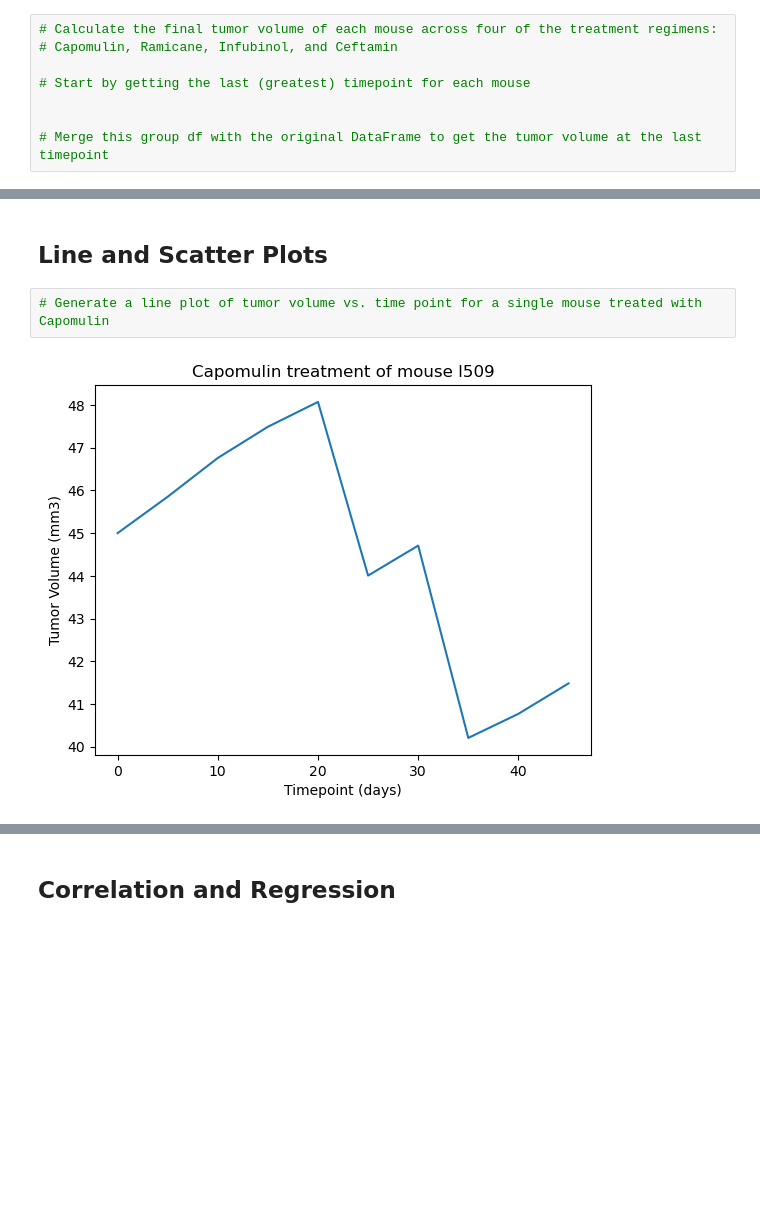
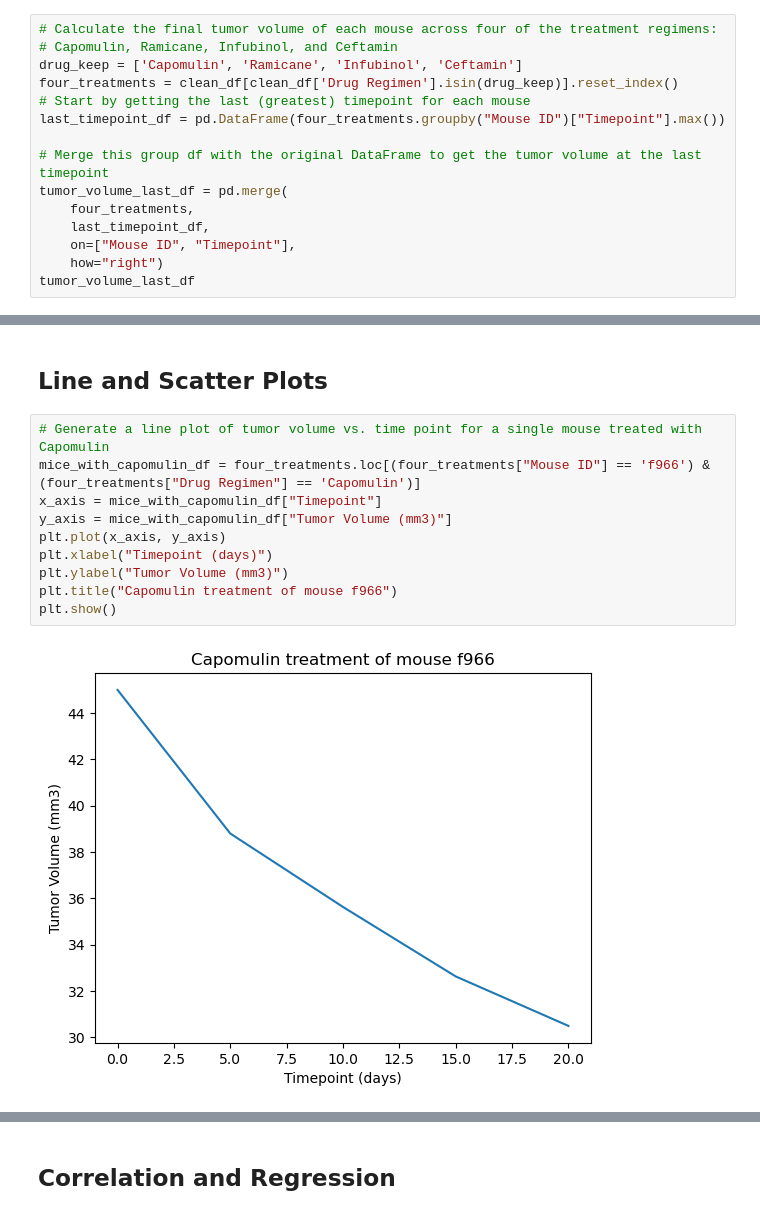
Before and after one commit to eliu14/data-visualization-challenge, a Jupyter notebook: Pymaceuticals/main_notebook.ipynb, the cells around one changed output, grey strips where cells are left out. Saved outputs shown, nothing was run; the diff lists cells and outputs as text; blank space fills up the shorter version.

```diff
--- a/Pymaceuticals/main_notebook.ipynb
+++ b/Pymaceuticals/main_notebook.ipynb
@@ -190,8 +186,15 @@ pandas_pie_chart = group_by_gender.plot(kind="pie", y="count", ylabel="count", a
 # %%
 # Calculate the final tumor volume of each mouse across four of the treatment regimens:
 # Capomulin, Ramicane, Infubinol, and Ceftamin
-
+drug_keep = ['Capomulin', 'Ramicane', 'Infubinol', 'Ceftamin']
+four_treatments = clean_df[clean_df['Drug Regimen'].isin(drug_keep)].reset_index()
 # Start by getting the last (greatest) timepoint for each mouse
-
+last_timepoint_df = pd.DataFrame(four_treatments.groupby("Mouse ID")["Timepoint"].max())
 
 # Merge this group df with the original DataFrame to get the tumor volume at the last timepoint
+tumor_volume_last_df = pd.merge(
+    four_treatments,
+    last_timepoint_df,
+    on=["Mouse ID", "Timepoint"],
+    how="right")
+tumor_volume_last_df
@@ -226,7 +257,15 @@ Ceftamin's potential outliers: Series([], Name: Tumor Volume (mm3), dtype: float
 ## Line and Scatter Plots
 # %%
 # Generate a line plot of tumor volume vs. time point for a single mouse treated with Capomulin
+mice_with_capomulin_df = four_treatments.loc[(four_treatments["Mouse ID"] == 'f966') & (four_treatments["Drug Regimen"] == 'Capomulin')]
+x_axis = mice_with_capomulin_df["Timepoint"]
+y_axis = mice_with_capomulin_df["Tumor Volume (mm3)"]
+plt.plot(x_axis, y_axis)
+plt.xlabel("Timepoint (days)")
+plt.ylabel("Tumor Volume (mm3)")
+plt.title("Capomulin treatment of mouse f966")
+plt.show()
 # %% [output]
-[figure, old version]
+[figure, new version]
 # %%
 # Generate a scatter plot of mouse weight vs. the average observed tumor volume for the entire Capomulin regimen
```
Also changed, not shown: parts of 9 cells of this notebook.
